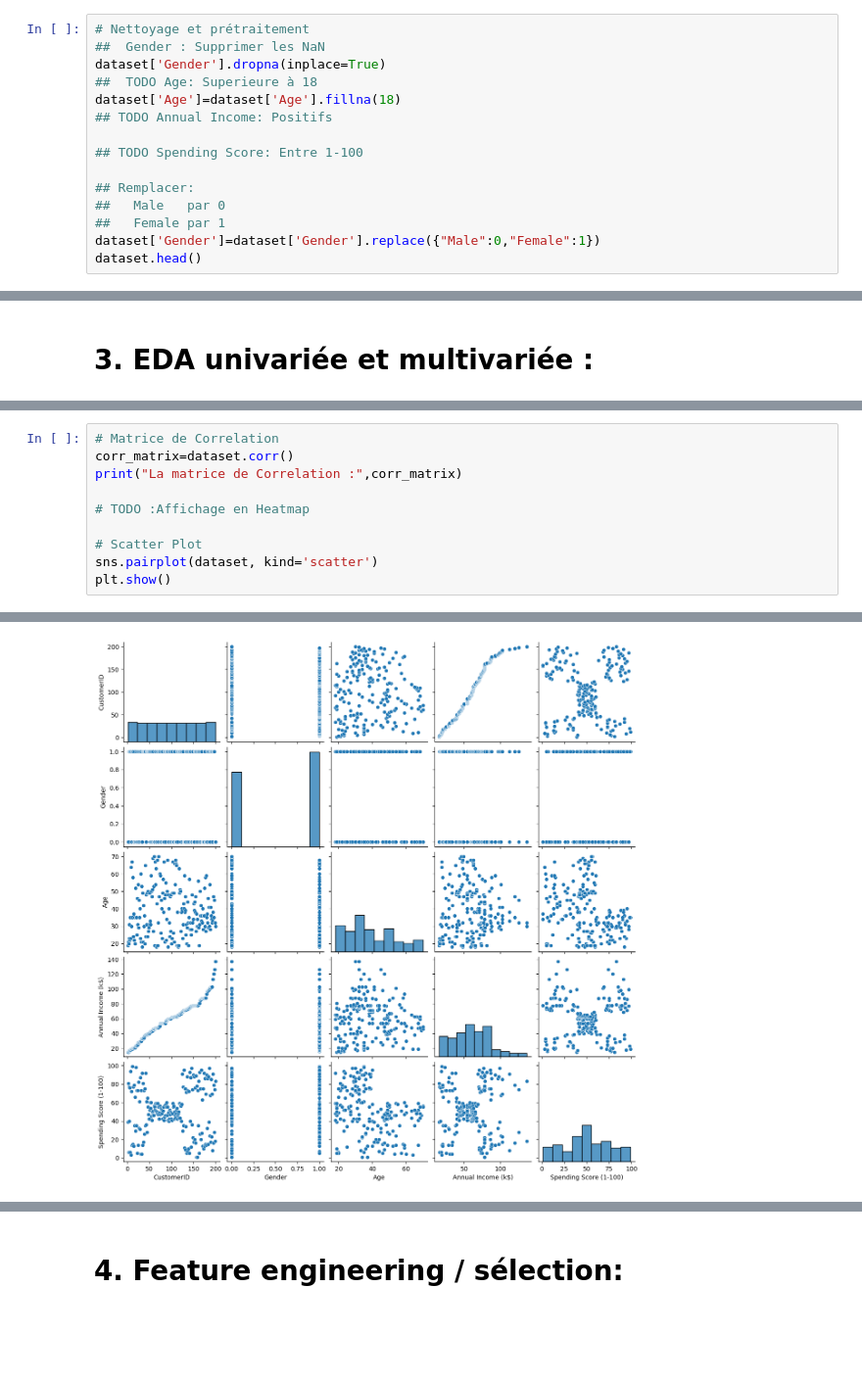
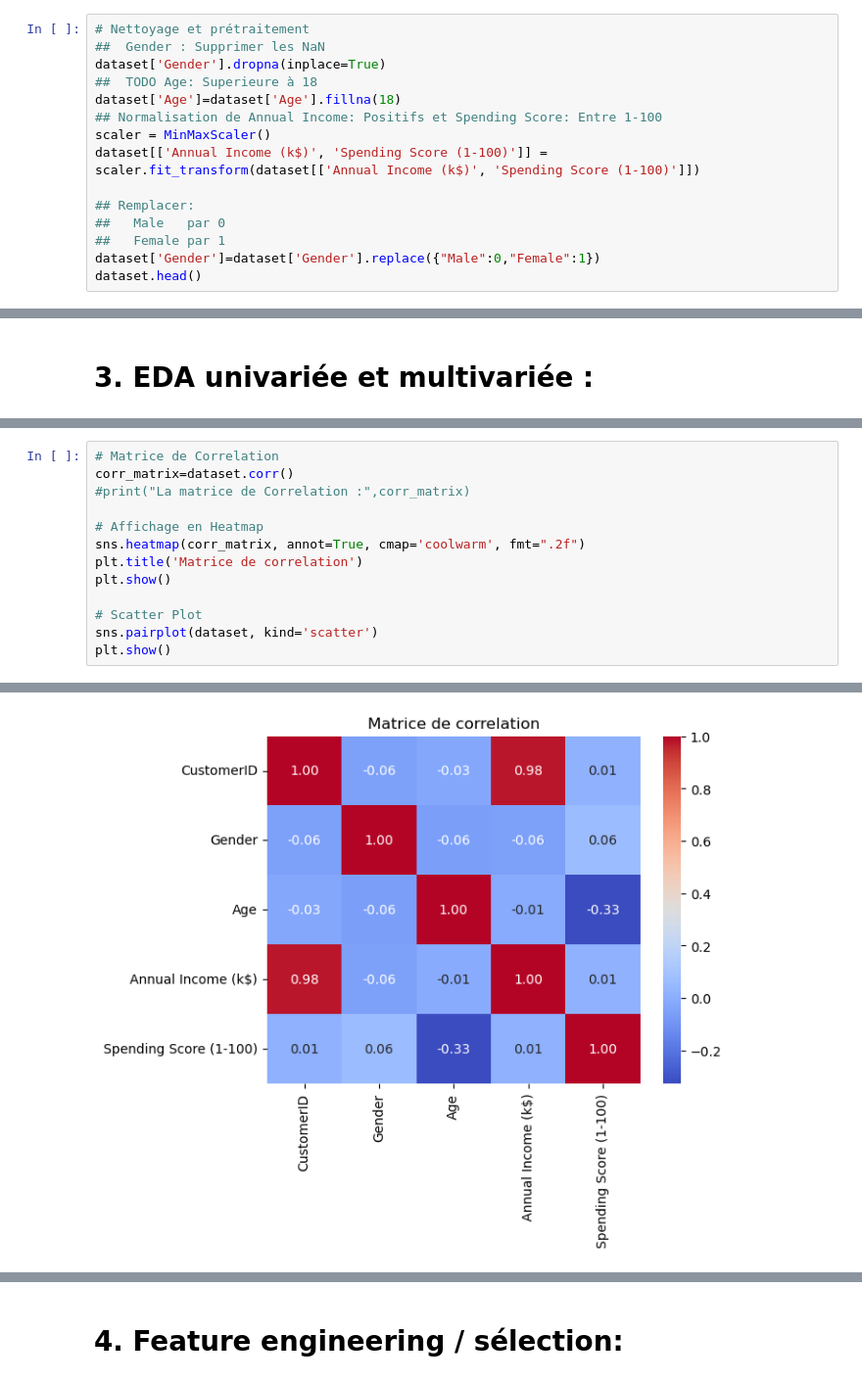
Before and after one commit to fitahiana-dev/KFT, a Jupyter notebook: notebooks/A_Clustering.ipynb, the cells around one changed output, grey strips where cells are left out. Shown at 98% size. Cells and saved outputs as stored; diff of their text form; blank space fills up the shorter version.

```diff
--- a/notebooks/A_Clustering.ipynb
+++ b/notebooks/A_Clustering.ipynb
@@ -34,9 +35,9 @@ dataset.head()
 dataset['Gender'].dropna(inplace=True)
 ##  TODO Age: Superieure à 18
 dataset['Age']=dataset['Age'].fillna(18)
-## TODO Annual Income: Positifs
-
-## TODO Spending Score: Entre 1-100
+## Normalisation de Annual Income: Positifs et Spending Score: Entre 1-100
+scaler = MinMaxScaler()
+dataset[['Annual Income (k$)', 'Spending Score (1-100)']] = scaler.fit_transform(dataset[['Annual Income (k$)', 'Spending Score (1-100)']])
 
 ## Remplacer:
 ##   Male   par 0
@@ -70,9 +81,12 @@ plt.show()
 # %%
 # Matrice de Correlation
 corr_matrix=dataset.corr()
-print("La matrice de Correlation :",corr_matrix)
+#print("La matrice de Correlation :",corr_matrix)
 
-# TODO :Affichage en Heatmap
+# Affichage en Heatmap
+sns.heatmap(corr_matrix, annot=True, cmap='coolwarm', fmt=".2f")
+plt.title('Matrice de correlation')
+plt.show()
 
 # Scatter Plot
 sns.pairplot(dataset, kind='scatter')
@@ -94 +95 @@ Spending Score (1-100)                1.000000
-[figure, old version]
+[figure, new version]
```
Also changed, not shown: parts of 11 cells of this notebook.
